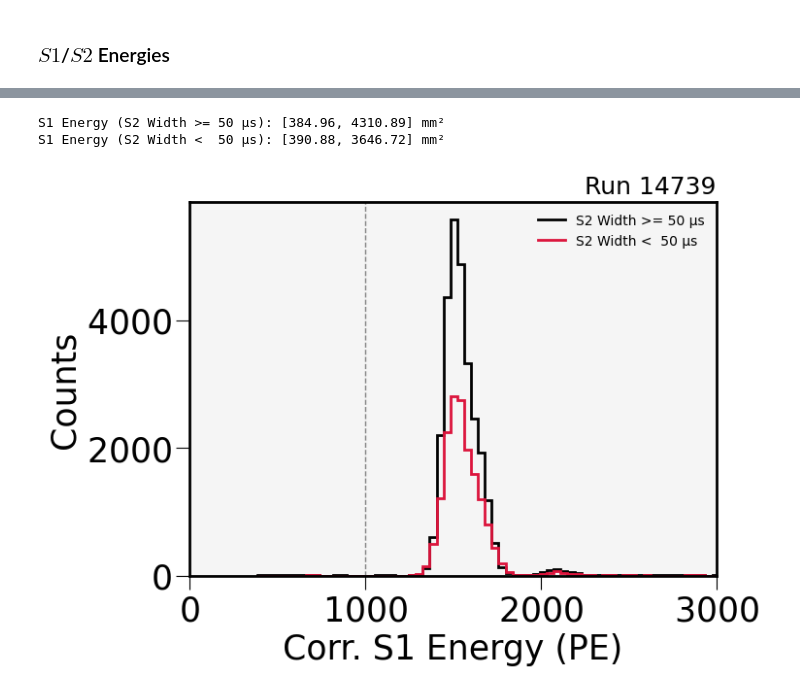
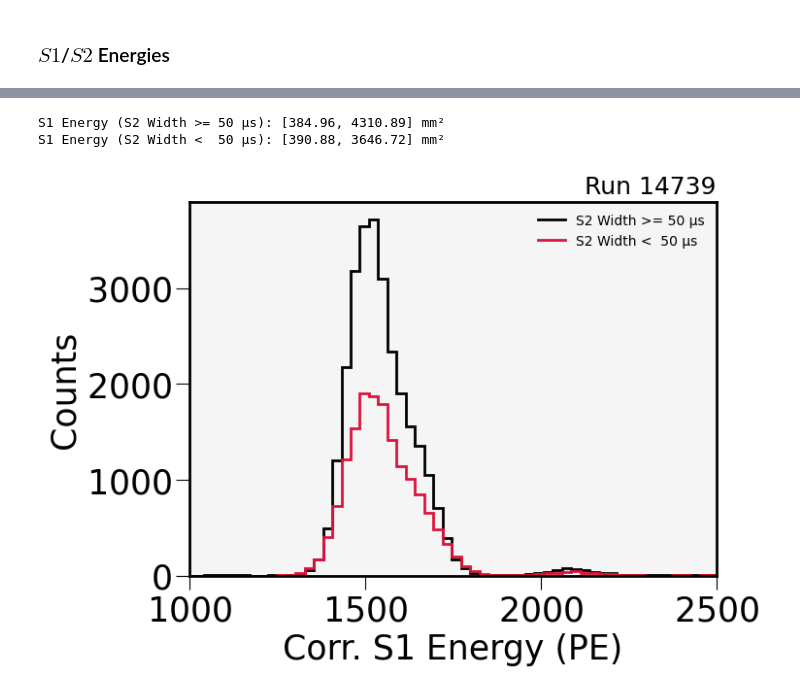
Before and after one commit to camacortespar/next-analysis, a Jupyter notebook: NEXT-100/Rn_analysis/notebooks/Selection_Criteria.ipynb, the cells around one changed output, grey strips where cells are left out. Cells and saved outputs as stored; diff of their text form; code cells hidden in the pictures.

```diff
--- a/NEXT-100/Rn_analysis/notebooks/Selection_Criteria.ipynb
+++ b/NEXT-100/Rn_analysis/notebooks/Selection_Criteria.ipynb
@@ -1207,7 +1161,7 @@ s2_more_50_df
 # %%
 # Global
-n_bins = 100
-E1_min = 0; E1_max = 3e3
+n_bins = 150
+E1_min = 1e3; E1_max = 2.5e3
 plt.figure(figsize=(7, 5))
 
 # ----- Define the Binning ----- #
@@ -1220,34 +1174,34 @@ for i, dataframe in enumerate(list_of_dfs):
     S1e = dataframe['S1e_corr']
     print(f"S1 Energy ({descriptions[i]}): [{S1e.min():.2f}, {S1e.max():.2f}] mm²")
 
     # Masking
     DT = dataframe['DT']
     R  = np.sqrt(dataframe['X']**2 + dataframe['Y']**2)
     FV_mask = (R <= RAD_LIMIT) & (DT < DT_LIMIT)
     S1e = S1e[FV_mask]
 
     # Histogram
     counts, bin_edges = np.histogram(S1e, bins=plot_edges)
 
     # --- Plotting --- #
     plt.stairs(counts, bin_edges, label=f'{descriptions[i]}',
                fill=False, lw=2.0, ec=crudo.pt.hist_colors[i % len(crudo.pt.hist_colors)])
 
 # --- Styling --- #
 plt.xlabel('Corr. S1 Energy (PE)')
 plt.xlim(E1_min, E1_max)
 plt.ylabel('Counts')
 # plt.yscale('log')
 plt.legend(loc='upper right', fontsize=10, facecolor='None')
 plt.title(f'Run 14739', fontsize=18, loc='right')
 
-plt.axvline(x=1000, c='gray', ls='--', lw=1.0)
+# plt.axvline(x=1000, c='gray', ls='--', lw=1.0)
 
 plt.gca().set_facecolor("whitesmoke")
 plt.show()
 # %% [output]
 S1 Energy (S2 Width >= 50 μs): [384.96, 4310.89] mm²
 S1 Energy (S2 Width <  50 μs): [390.88, 3646.72] mm²
-[figure, old version]
+[figure, new version]
 # %%
 # Global
```
Also changed, not shown: parts of 5 cells of this notebook, 5 other files.
